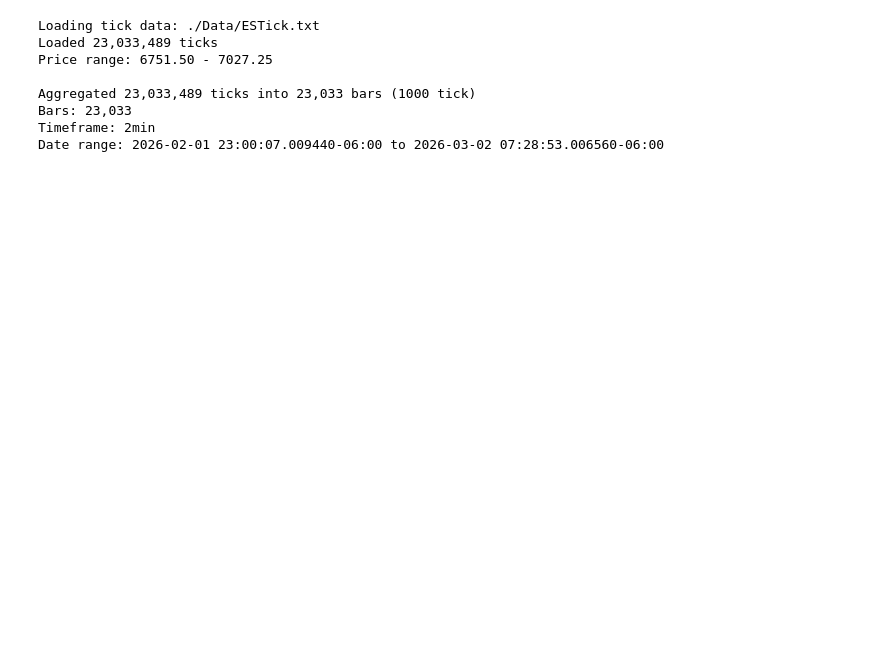
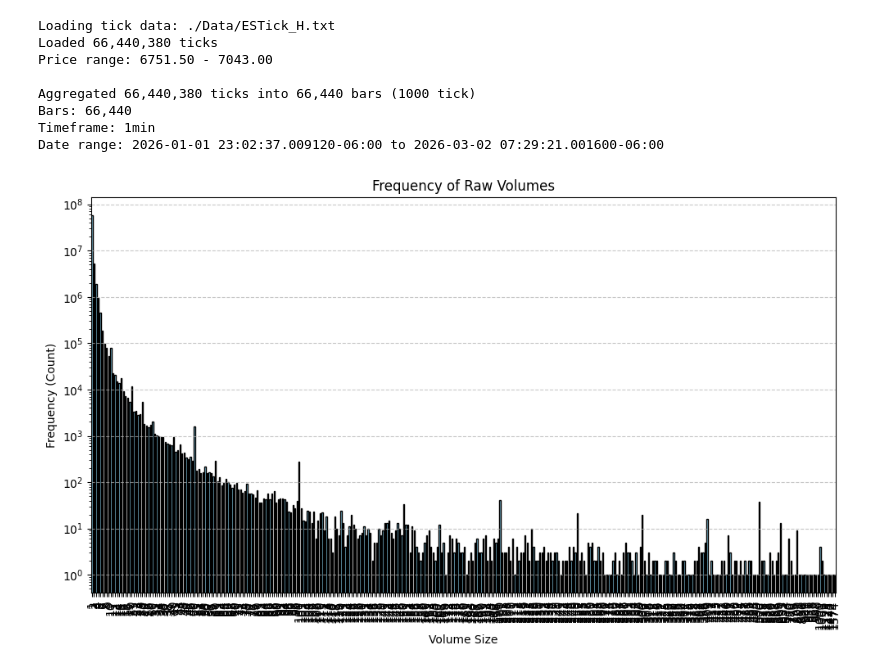
Before and after one commit to Rugbeatuno/RugbeatunoBacktestingSuite, a Jupyter notebook: AdaptiveSuperSmoother.ipynb, the cells around one changed output. Cells and saved outputs as stored; diff of their text form; code cells hidden in the pictures; blank space fills up the shorter version.

```diff
--- a/AdaptiveSuperSmoother.ipynb
+++ b/AdaptiveSuperSmoother.ipynb
@@ -8,7 +8,7 @@ sys.path.insert(0, '.')
 from Engine.TickData import TickData
 from Engine.Backtester import Backtester
 # %%
-td = TickData('./Data/ESTick.txt', timezone='America/Chicago')
+td = TickData('./Data/ESTick_H.txt', timezone='America/Chicago')
 td.aggregate(method='tick', size=1000)
 
 tick_value = 12.50
@@ -25,11 +25,31 @@ print(f'Bars: {n_bars:,}')
 print(f'Timeframe: {timeframe}')
 print(f'Date range: {indices[0]} to {indices[-1]}')
 # %% [output]
-Loading tick data: ./Data/ESTick.txt
-Loaded 23,033,489 ticks
-Price range: 6751.50 - 7027.25
+Loading tick data: ./Data/ESTick_H.txt
+Loaded 66,440,380 ticks
+Price range: 6751.50 - 7043.00
 
-Aggregated 23,033,489 ticks into 23,033 bars (1000 tick)
-Bars: 23,033
-Timeframe: 2min
-Date range: 2026-02-01 23:00:07.009440-06:00 to 2026-03-02 07:28:53.006560-06:00
+Aggregated 66,440,380 ticks into 66,440 bars (1000 tick)
+Bars: 66,440
+Timeframe: 1min
+Date range: 2026-01-01 23:02:37.009120-06:00 to 2026-03-02 07:29:21.001600-06:00
+# %%
+import matplotlib.pyplot as plt
+
+# Calculate the frequencies and sort by volume size for a cleaner plot
+volume_counts = pd.Series(td.get_raw_volumes()).value_counts().sort_index()
+
+# Generate the bar plot
+plt.figure(figsize=(10, 6))
+volume_counts.plot(kind='bar', color='skyblue', edgecolor='black')
+
+plt.title('Frequency of Raw Volumes')
+plt.yscale('log')
+plt.xlabel('Volume Size')
+plt.ylabel('Frequency (Count)')
+plt.grid(axis='y', linestyle='--', alpha=0.7)
+plt.tight_layout()
+
+plt.show()
+# %% [output]
+[figure, added]
```
Also changed, not shown: parts of 17 cells of this notebook, 3 other files.
